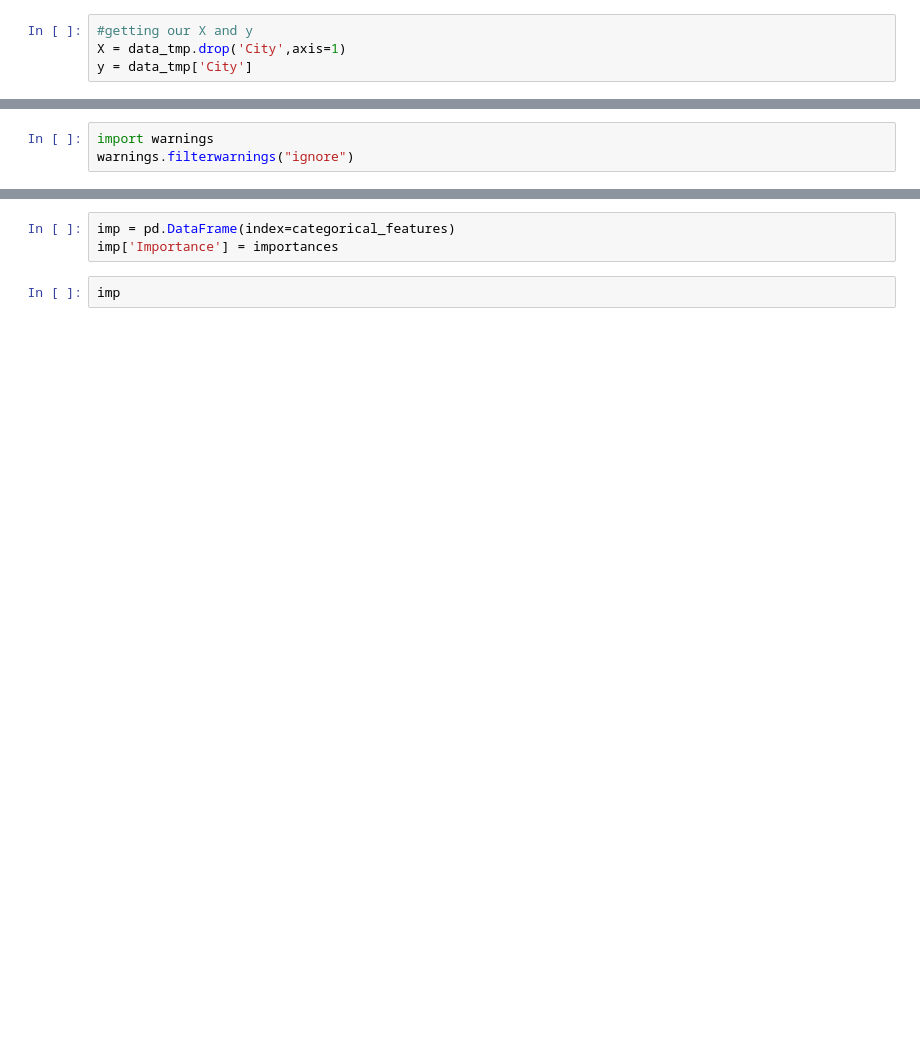
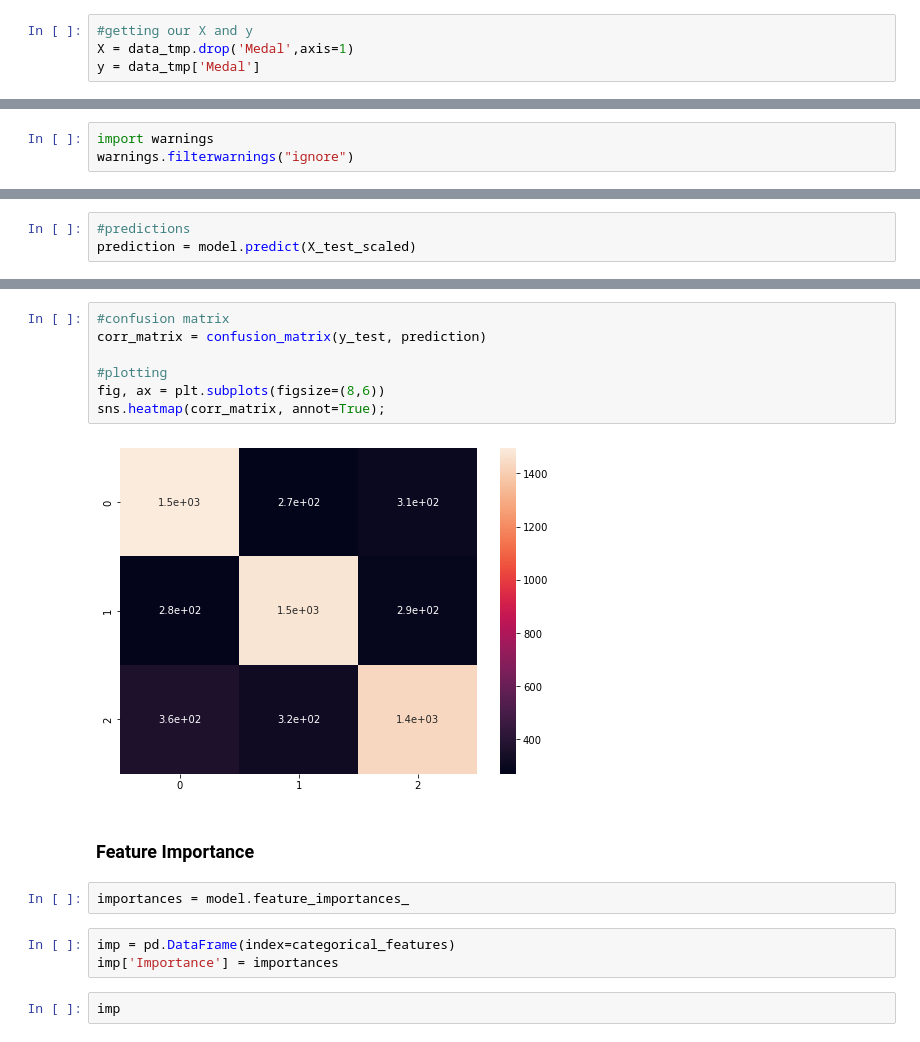
Before and after one commit to HDSC-21/olympic-game, a Jupyter notebook: Model/summer_olympics.ipynb, the cells around one changed output, grey strips where cells are left out. Drawn from its saved outputs; the diff is of its cells as text; blank space fills up the shorter version.

```diff
--- a/Model/summer_olympics.ipynb
+++ b/Model/summer_olympics.ipynb
@@ -191,8 +198,8 @@ After converting all categorical features into numerical features our data is no
 ### Modeling
 # %%
 #getting our X and y
-X = data_tmp.drop('City',axis=1)
-y = data_tmp['City']
+X = data_tmp.drop('Medal',axis=1)
+y = data_tmp['Medal']
 # %%
 from  sklearn.model_selection import train_test_split
 
@@ -391,0 +517,3 @@ importances = model_2.feature_importances_
+# %%
+#predictions
+prediction = model.predict(X_test_scaled)
@@ -392,3 +545,16 @@ importances = model_2.feature_importances_
+# %%
+#confusion matrix
+corr_matrix = confusion_matrix(y_test, prediction)
+
+#plotting
+fig, ax = plt.subplots(figsize=(8,6))
+sns.heatmap(corr_matrix, annot=True);
+# %% [output]
+[figure, added]
+# %% [markdown]
+### Feature Importance
+# %%
+importances = model.feature_importances_
 # %%
 imp = pd.DataFrame(index=categorical_features)
 imp['Importance'] = importances
```
Also changed, not shown: parts of 62 cells of this notebook.
